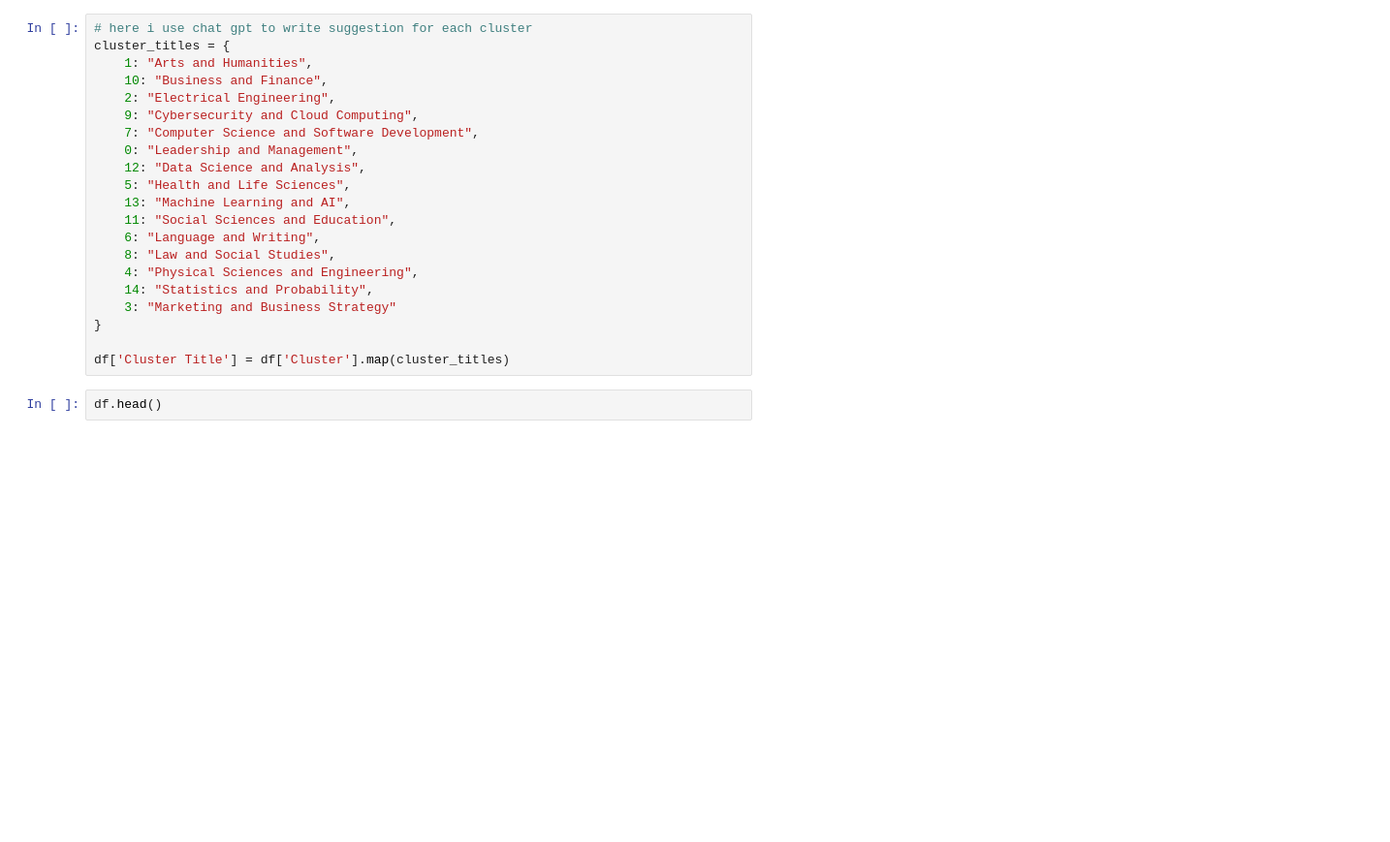
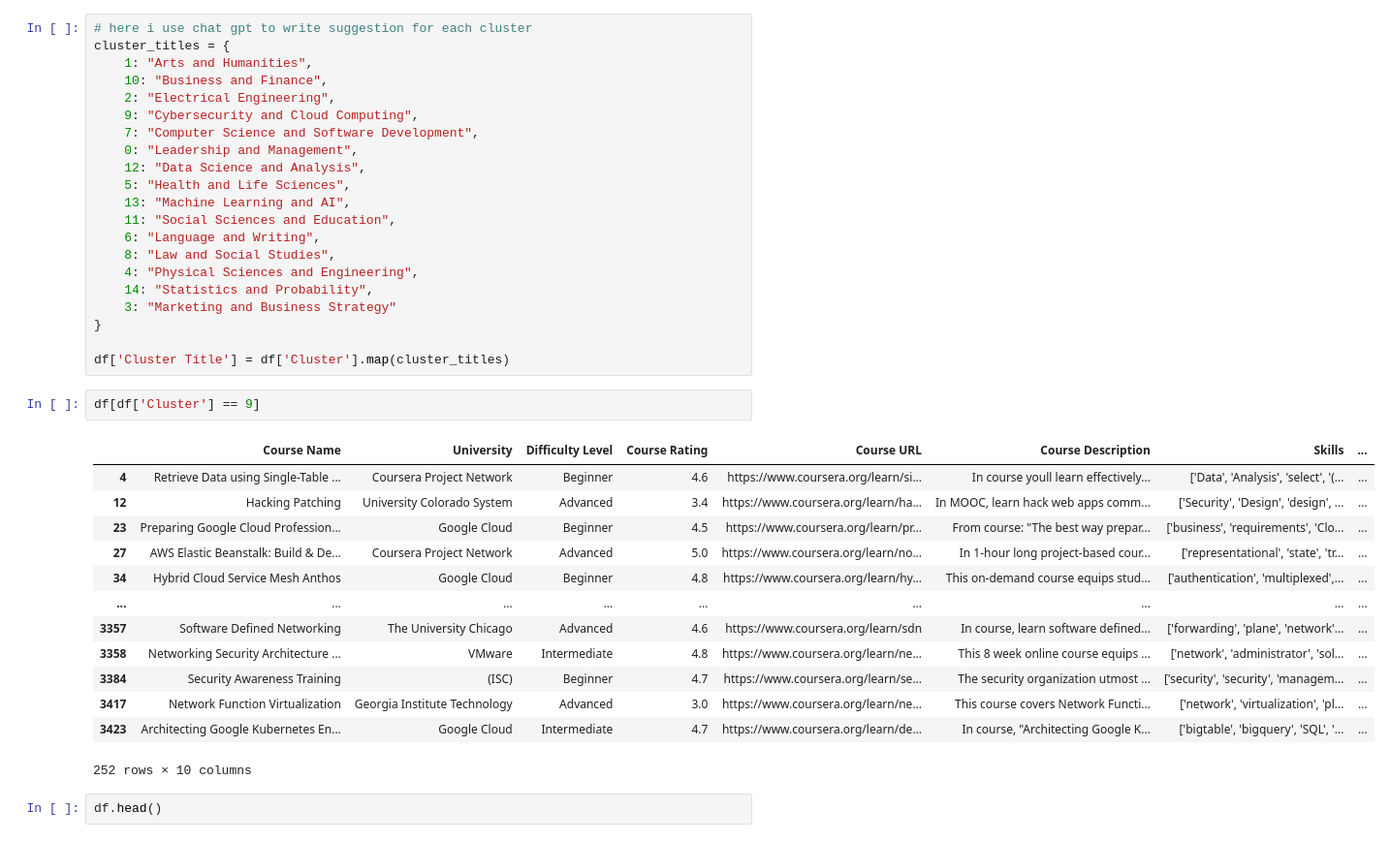
Before and after one commit to TeamP3-2/explore_datasets, a Jupyter notebook: clustering.ipynb, the cells around one changed output. Shown at 97% size. Saved outputs shown, nothing was run; the diff lists cells and outputs as text; blank space fills up the shorter version.

```diff
--- a/clustering.ipynb
+++ b/clustering.ipynb
@@ -180,6 +210,22 @@ cluster_titles = {
 }
 
 df['Cluster Title'] = df['Cluster'].map(cluster_titles)
+# %%
+df[df['Cluster'] == 9]
+# %% [output]
+|  | Course Name | University | Difficulty Level | Course Rating | Course URL | Course Description | Skills | ... |
+| 4 | Retrieve Data using Single-Table ... | Coursera Project Network | Beginner | 4.6 | https://www.coursera.org/learn/si... | In course youll learn effectively... | ['Data', 'Analysis', 'select', '(... | ... |
+| 12 | Hacking Patching | University Colorado System | Advanced | 3.4 | https://www.coursera.org/learn/ha... | In MOOC, learn hack web apps comm... | ['Security', 'Design', 'design', ... | ... |
+| 23 | Preparing Google Cloud Profession... | Google Cloud | Beginner | 4.5 | https://www.coursera.org/learn/pr... | From course: "The best way prepar... | ['business', 'requirements', 'Clo... | ... |
+| 27 | AWS Elastic Beanstalk: Build & De... | Coursera Project Network | Advanced | 5.0 | https://www.coursera.org/learn/no... | In 1-hour long project-based cour... | ['representational', 'state', 'tr... | ... |
+| 34 | Hybrid Cloud Service Mesh Anthos | Google Cloud | Beginner | 4.8 | https://www.coursera.org/learn/hy... | This on-demand course equips stud... | ['authentication', 'multiplexed',... | ... |
+| ... | ... | ... | ... | ... | ... | ... | ... | ... |
+| 3357 | Software Defined Networking | The University Chicago | Advanced | 4.6 | https://www.coursera.org/learn/sdn | In course, learn software defined... | ['forwarding', 'plane', 'network'... | ... |
+| 3358 | Networking Security Architecture ... | VMware | Intermediate | 4.8 | https://www.coursera.org/learn/ne... | This 8 week online course equips ... | ['network', 'administrator', 'sol... | ... |
+| 3384 | Security Awareness Training | (ISC) | Beginner | 4.7 | https://www.coursera.org/learn/se... | The security organization utmost ... | ['security', 'security', 'managem... | ... |
+| 3417 | Network Function Virtualization | Georgia Institute Technology | Advanced | 3.0 | https://www.coursera.org/learn/ne... | This course covers Network Functi... | ['network', 'virtualization', 'pl... | ... |
+| 3423 | Architecting Google Kubernetes En... | Google Cloud | Intermediate | 4.7 | https://www.coursera.org/learn/de... | In course, "Architecting Google K... | ['bigtable', 'bigquery', 'SQL', '... | ... |
+252 rows × 10 columns
 # %%
 df.head()
 # %% [output]
```
Also changed, not shown: parts of 17 cells of this notebook, 5 other files.
